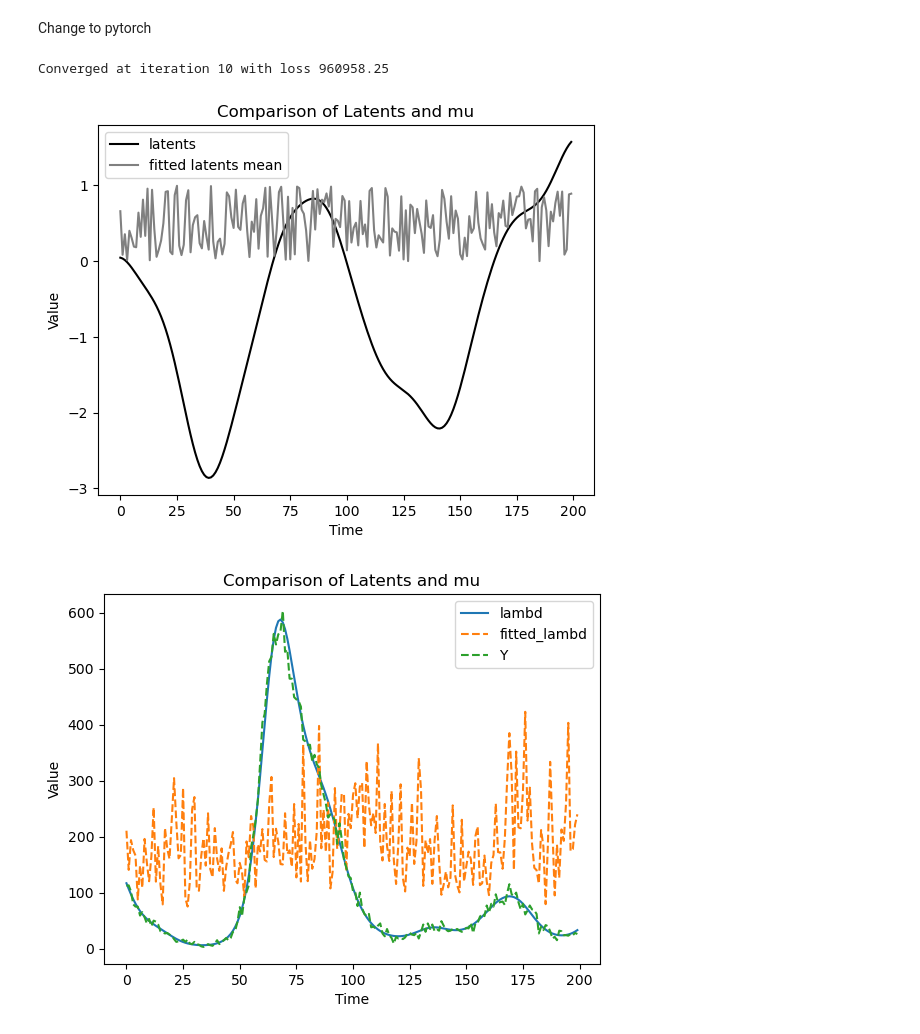
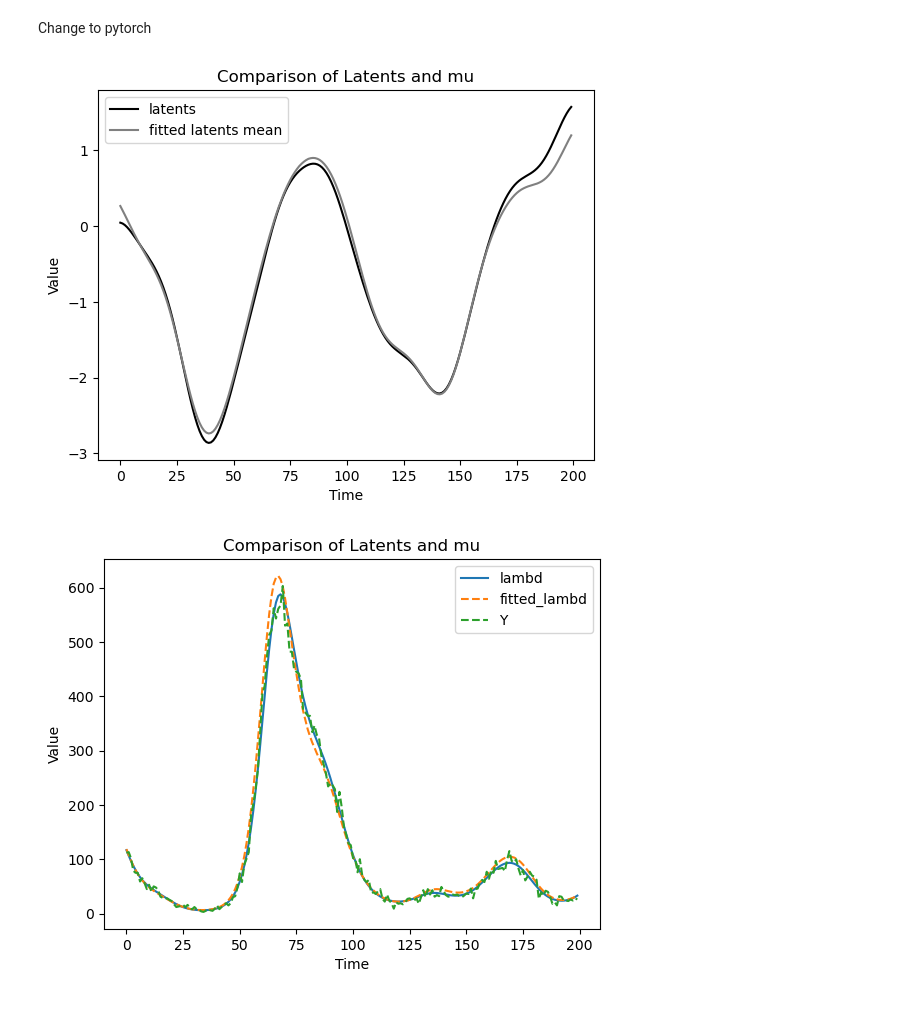
Before and after one commit to Qi-Xin/FC-GPFA, a Jupyter notebook: Decoder&Encoder.ipynb, the cells around one changed output. Cells and saved outputs as stored; diff of their text form; code cells hidden in the pictures.

```diff
--- a/Decoder&Encoder.ipynb
+++ b/Decoder&Encoder.ipynb
@@ -364,56 +364,57 @@ import matplotlib.pyplot as plt
 def gpfa_poisson_fix_weights(Y, weights, K, bias=None, max_iter=10, tol=1e-2, verbose=False):
     """
     Perform Gaussian Process Factor Analysis (GPFA) with fixed weights for Poisson data using PyTorch.
-
-    Parameters:
-    - Y (Tensor): The observed spike counts. Shape: (ntrial, nneuron, nt).
-    - weights (Tensor): The fixed weights matrix. Shape: (nneuron, nlatent).
-    - K (Tensor): The covariance matrix for the GPFA model.
-    - bias (float, optional): Bias term added to the mean of the Poisson distribution.
-    - max_iter (int): Maximum number of iterations for the optimization.
-    - tol (float): Tolerance for convergence.
-    - verbose (bool): If True, print additional information during training.
-
-    Returns:
-    - mu (Tensor): The estimated latent variables. Shape: (ntrial, nlatent, nt).
-    - inv_hessian (Tensor): The inverse of the Hessian matrix for the optimization.
-    - lambd (Tensor): The fitted lambda values for the Poisson distribution.
     """
-    device = Y.device  # Use the same device as Y
-
-    # Get dimensions
+    device = Y.device
     ntrial, nneuron, nt = Y.shape
     nlatent = weights.shape[1]
+
+    # Expand Y dimensions if needed
+    if Y.ndimension() == 2:
+        Y = Y.unsqueeze(0)
 
     # Initialize latents
     mu = torch.rand(ntrial, nlatent, nt, device=device)
 
+    # Inverse of K with regularization
     inv_K = torch.linalg.inv(K + 1e-5 * torch.eye(nt, device=device))
     if bias is None:
         bias = torch.tensor(4.0, device=device)
+    else:
+        bias = torch.tensor(bias, device=device)
     loss_old = float('-inf')
 
     for i in range(max_iter):
-        log_lambd = weights @ mu + bias
+        log_lambd = torch.matmul(weights, mu) + bias
         lambd = torch.exp(log_lambd)
         loss = torch.sum(Y * log_lambd - lambd)
         if verbose:
-            print(f'Loss changed {loss.item() - loss_old}')
-        if i >= 10 and loss.item() - loss_old < tol:
-            print(f'Converged at iteration {i} with loss {loss.item()}')
+            print(f'Iteration {i}: Loss change {loss.item() - loss_old}')
+        if loss.item() - loss_old < tol and i >= 1:
+            if verbose:
+                print(f'Converged at iteration {i} with loss {loss.item()}')
             break
-        grad = weights.t() @ (Y - lambd) - torch.matmul(mu, inv_K)
-        # For the Hessian, we need a PyTorch equivalent operation. Assuming `make_4d_diagonal` is a custom function
-        # hessian = ... # You need to convert the Hessian computation to PyTorch
-        # mu_new = mu - 1e-1 * torch.linalg.solve(hessian, grad.unsqueeze(-1)).squeeze()
+
+        grad = torch.matmul(weights.t(), (Y - lambd)) - torch.matmul(mu, inv_K)
+        lambd_diag = make_4d_diagonal(lambd)
+        # hessian = -inv_K.unsqueeze(0).unsqueeze(0).repeat(ntrial, nlatent, 1, 1) - torch.matmul(weights.t().unsqueeze(-1) * weights.t().unsqueeze(-2), lambd_diag)
+        hessian = -inv_K.unsqueeze(0).unsqueeze(0) - make_4d_diagonal(((weights**2).T)@lambd)
+
+        # Solving the linear system for each trial and latent dimension
+        mu_update = torch.linalg.solve(hessian, grad.unsqueeze(-1)).squeeze(-1)
+
+        mu_new = mu - 1e-1 * mu_update
 
         loss_old = loss.item()
-        # mu = mu_new # Uncomment after defining `hessian` and `mu_new` correctly
 
-    # Convert `mu` back to NumPy for plotting if needed
-    # Return the converted mu, and potentially convert other return values as needed for further processing
-    return mu, inv_K, lambd  # Return tensors or convert to numpy if needed for compatibility with other code
+        # Check convergence
+        if torch.norm(mu - mu_new) < tol:
+            if verbose:
+                print(f'Converged at iteration {i} with loss {loss.item()}')
+            break
+        mu = mu_new
 
+    return mu, inv_K, lambd
 # Parameters for data generation
 ntrial = 1  # Number of trials
 nt = 200    # Number of time bins
@@ -447,33 +448,32 @@ mu, cov, fitted_lambd = gpfa_poisson_fix_weights(torch.from_numpy(Y).float().to(
 
 # Conversion for plotting (PyTorch tensor to NumPy array)
 mu = mu.cpu().numpy()
 cov = cov.cpu().numpy()
 fitted_lambd = fitted_lambd.cpu().numpy()
 
 # Plotting code remains
 plt.figure()
 plt.plot(latents[0, 0, :], label='latents', color='k')
 std = np.sqrt(np.diagonal(-cov, axis1=-2, axis2=-1))
 lower_bound = mu - 1.96 * std
 upper_bound = mu + 1.96 * std
 plt.plot(mu[0, 0, :], label='fitted latents mean', color='grey')
 plt.fill_between(range(nt), lower_bound[0, 0, :], upper_bound[0, 0, :], alpha=0.3, color='grey')
 plt.xlabel('Time')
 plt.ylabel('Value')
 plt.title('Comparison of Latents and mu')
 plt.legend()
 plt.show()
 
 plt.figure()
 plt.plot(lambd[0, 0, :], label='lambd')
 plt.plot(fitted_lambd[0, 0, :], '--', label='fitted_lambd')
 plt.plot(Y[0, 0, :]+0.1, '--', label='Y')
 plt.xlabel('Time')
 plt.ylabel('Value')
 plt.title('Comparison of Latents and mu')
 plt.legend()
 plt.show()
 # %% [output]
-Converged at iteration 10 with loss 960958.25
-[figure, old version]
+[figure, new version]
-[figure, old version]
+[figure, new version]
```
Also changed, not shown: parts of 1 cell of this notebook.
